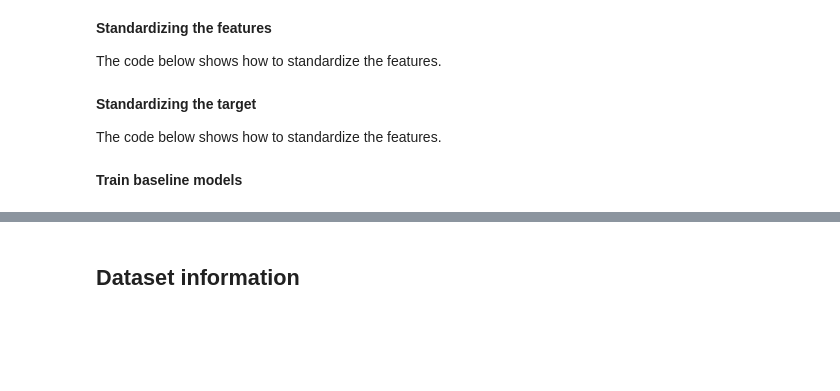
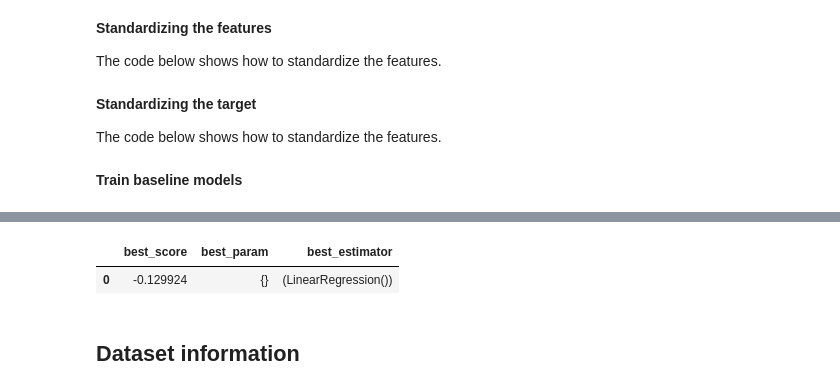
Before and after one commit to Simba-gwu/Machine_learning_project, a Jupyter notebook: Used_Car_Price_Prediction.ipynb, the cells around one changed output, grey strips where cells are left out. Saved outputs shown, nothing was run; the diff lists cells and outputs as text; code cells hidden in the pictures; blank space fills up the shorter version.

Commit message:
Modified Linear regression part

```diff
--- a/Used_Car_Price_Prediction.ipynb
+++ b/Used_Car_Price_Prediction.ipynb
@@ -595,0 +598,11 @@ y_test = ss.transform(y_test.reshape(-1, 1)).reshape(-1)
+# %%
+from sklearn.linear_model import LinearRegression
+
+models = {'lr': LinearRegression()}
+# %%
+from sklearn.pipeline import Pipeline
+
+pipes = {}
+
+for acronym, model in models.items():
+    pipes[acronym] = Pipeline([('model', model)])
@@ -596,3 +634,66 @@ y_test = ss.transform(y_test.reshape(-1, 1)).reshape(-1)
+# %%
+X_train_val, y_train_val, ps = get_train_val_ps(X_train, y_train, X_val, y_val)
+# %%
+param_grids = {}
+
+param_grids['lr'] = [{}]
+# %%
+# Creating the directory for the cv results produced by GridSearchCV
+directory = os.path.dirname(abspath_curr + 'result/cv_results/GridSearchCV/')
+if not os.path.exists(directory):
+    os.makedirs(directory)
+
+# The list of [best_score_, best_params_, best_estimator_] obtained by GridSearchCV
+best_score_params_estimator_gs = []
+
+# For each model
+for acronym in pipes.keys():
+    # GridSearchCV
+    gs = GridSearchCV(estimator=pipes[acronym],
+                      param_grid=param_grids[acronym],
+                      scoring='neg_mean_squared_error',
+                      n_jobs=2,
+                      cv=ps,
+                      return_train_score=True)
+
+    # Fit the pipeline
+    gs = gs.fit(X_train_val, y_train_val)
+
+    # Update best_score_params_estimator_gs
+    best_score_params_estimator_gs.append([gs.best_score_, gs.best_params_, gs.best_estimator_])
+
+    # Sort cv_results in ascending order of 'rank_test_score' and 'std_test_score'
+    cv_results = pd.DataFrame.from_dict(gs.cv_results_).sort_values(by=['rank_test_score', 'std_test_score'])
+
+    # Get the important columns in cv_results
+    important_columns = ['rank_test_score',
+                         'mean_test_score',
+                         'std_test_score',
+                         'mean_train_score',
+                         'std_train_score',
+                         'mean_fit_time',
+                         'std_fit_time',
+                         'mean_score_time',
+                         'std_score_time']
+
+    # Move the important columns ahead
+    cv_results = cv_results[important_columns + sorted(list(set(cv_results.columns) - set(important_columns)))]
+
+    # Write cv_results file
+    cv_results.to_csv(path_or_buf=abspath_curr + 'result/cv_results/GridSearchCV/' + acronym + '.csv',
+                      index=False)
+
+# Sort best_score_params_estimator_gs in descending order of the best_score_
+best_score_params_estimator_gs = sorted(best_score_params_estimator_gs,
+                                        key=lambda x: x[0],
+                                        reverse=True)
+
+# Print best_score_params_estimator_gs
+pd.DataFrame(best_score_params_estimator_gs,
+             columns=['best_score', 'best_param', 'best_estimator'])
+# %% [output]
+|  | best_score | best_param | best_estimator |
+| 0 | -0.129924 | {} | (LinearRegression()) |
 # %% [markdown]
 ## **Dataset information**
 # %%
```
Also changed, not shown: parts of 13 cells of this notebook.
